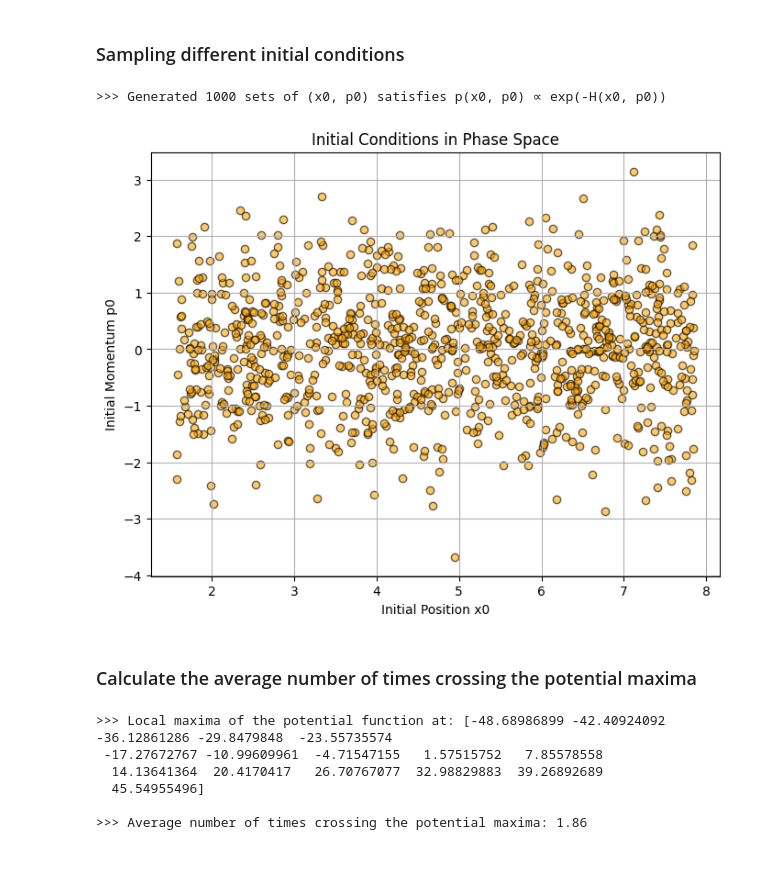
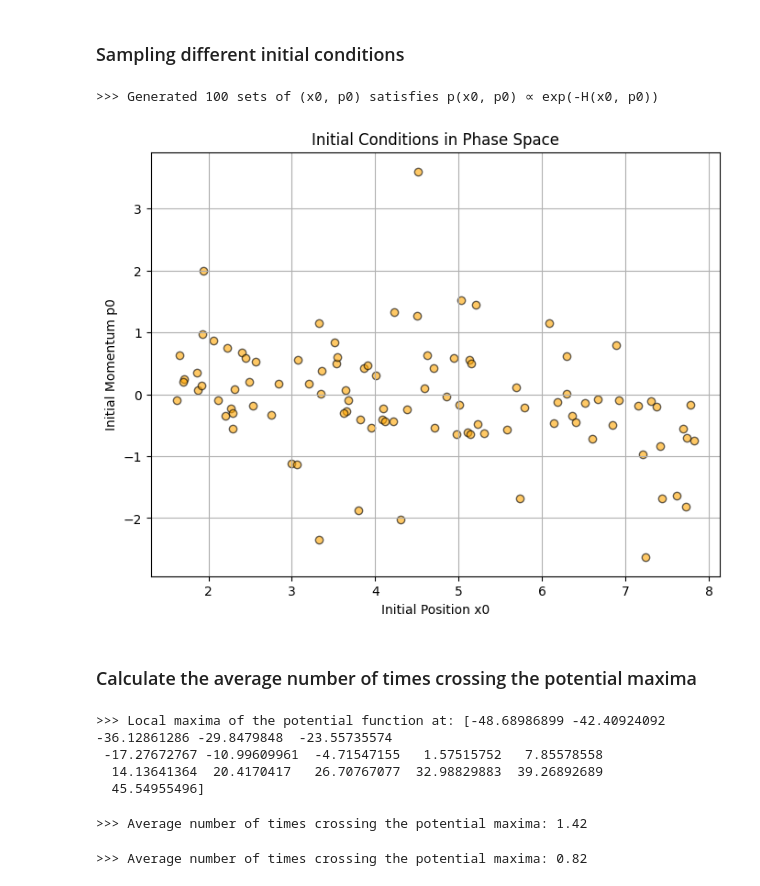
Before and after one commit to Greyyy-HJC/hmc_ft, a Jupyter notebook: sine.ipynb, the cells around one changed output. Saved outputs shown, nothing was run; the diff lists cells and outputs as text; code cells hidden in the pictures.

```diff
--- a/sine.ipynb
+++ b/sine.ipynb
@@ -45,7 +96,7 @@ plotter.composite_plot(x_sampled, t_sampled, potential)
 # %% [markdown]
 ### Sampling different initial conditions
 # %%
-def sample_initial_conditions(N, x_bounds=(- np.pi, np.pi)):
+def sample_initial_conditions(N, x_bounds=(- np.pi, np.pi), psigma=1):
     """
     Sample N initial conditions (x0, p0) with probability proportional to exp(-H(x0, p0)),
     where H(x0, p0) = p0^2/(2m) + V(x0).
@@ -53,6 +104,7 @@ def sample_initial_conditions(N, x_bounds=(- np.pi, np.pi)):
     Parameters:
         N (int): Number of samples to generate.
         x_bounds (tuple): Bounds for x0 sampling.
+        psigma (float): Standard deviation for p0 sampling.
 
     Returns:
         List of tuples: [(x0_1, p0_1), (x0_2, p0_2), ..., (x0_N, p0_N)]
@@ -72,7 +124,7 @@ def sample_initial_conditions(N, x_bounds=(- np.pi, np.pi)):
             # Accept x0
             x0 = x_proposal
             # Sample p0 from Gaussian distribution
-            p0 = np.random.normal(0, np.sqrt(m))
+            p0 = np.random.normal(0, psigma)
             samples.append((x0, p0))
         attempts += 1
 
@@ -81,41 +133,47 @@ def sample_initial_conditions(N, x_bounds=(- np.pi, np.pi)):
 
     return samples
 # %%
-Nsamp = 1000
+Nsamp = 100
 sampled_initial_conditions = sample_initial_conditions(N=Nsamp, x_bounds=(np.pi / 2, 5 * np.pi / 2))
 
 print(f"\n>>> Generated {Nsamp} sets of (x0, p0) satisfies p(x0, p0) ∝ exp(-H(x0, p0))")
 
 # visualize the initial conditions in phase space
 x0_samples, p0_samples = zip(*sampled_initial_conditions)
 plt.figure(figsize=(8, 6))
 plt.scatter(x0_samples, p0_samples, color='orange', alpha=0.6, edgecolor='k')
 plt.title("Initial Conditions in Phase Space")
 plt.xlabel("Initial Position x0")
 plt.ylabel("Initial Momentum p0")
 plt.grid(True)
 plt.show()
 # %% [output]
->>> Generated 1000 sets of (x0, p0) satisfies p(x0, p0) ∝ exp(-H(x0, p0))
+>>> Generated 100 sets of (x0, p0) satisfies p(x0, p0) ∝ exp(-H(x0, p0))
-[figure, old version]
+[figure, new version]
 # %% [markdown]
 ### Calculate the average number of times crossing the potential maxima
+# %%
+x_search = np.linspace(-50, 50, 10000)
+potential_values = potential(x_search)
+local_maxima_indices = (
+    np.where(
+        (potential_values[1:-1] > potential_values[:-2])
+        & (potential_values[1:-1] > potential_values[2:])
+    )[0]
+    + 1
+)
+local_maxima = x_search[local_maxima_indices]
+print(f"\n>>> Local maxima of the potential function at:", local_maxima)
+# %% [output]
+>>> Local maxima of the potential function at: [-48.68986899 -42.40924092 -36.12861286 -29.8479848  -23.55735574
+ -17.27672767 -10.99609961  -4.71547155   1.57515752   7.85578558
+  14.13641364  20.4170417   26.70767077  32.98829883  39.26892689
+  45.54955496]
 # %%
-x_search = np.linspace(-50, 50, 10000)
-potential_values = potential(x_search)
-local_maxima_indices = (
-    np.where(
-        (potential_values[1:-1] > potential_values[:-2])
-        & (potential_values[1:-1] > potential_values[2:])
-    )[0]
-    + 1
-)
-local_maxima = x_search[local_maxima_indices]
-print(f"\n>>> Local maxima of the potential function at:", local_maxima)
-
+print(">>> Using Hamiltonian Dynamics: ")
 times_of_crossing = []
-for x0, p0 in sampled_initial_conditions:
-    t_array, x_array, p_array = system.simulate(x0, p0)
+for x0, p0 in tqdm(sampled_initial_conditions, desc="Loop in samples"):
+    t_array, x_array, p_array = hamilton_system.simulate(x0, p0)
 
     # Count how many times the particle crosses the local maxima
     crossings = 0
@@ -128,9 +186,22 @@ for x0, p0 in sampled_initial_conditions:
 average_crossings = np.mean(times_of_crossing)
 print(f"\n>>> Average number of times crossing the potential maxima: {average_crossings:.2f}")
 # %% [output]
->>> Local maxima of the potential function at: [-48.68986899 -42.40924092 -36.12861286 -29.8479848  -23.55735574
- -17.27672767 -10.99609961  -4.71547155   1.57515752   7.85578558
-  14.13641364  20.4170417   26.70767077  32.98829883  39.26892689
-  45.54955496]
-
->>> Average number of times crossing the potential maxima: 1.86
+>>> Average number of times crossing the potential maxima: 1.42
+# %%
+print(">>> Using Nambu Dynamics: ")
+times_of_crossing = []
+for x0, p0 in tqdm(sampled_initial_conditions, desc="Loop in samples"):
+    t_array, x_array, p_array, r_array = nambu_system.simulate(x0, p0, r0=0.5)
+
+    # Count how many times the particle crosses the local maxima
+    crossings = 0
+    for i in range(1, len(x_array)):
+        for max_x in local_maxima:
+            if (x_array[i-1] - max_x) * (x_array[i] - max_x) < 0:
+                crossings += 1
+    times_of_crossing.append(crossings)
+
+average_crossings = np.mean(times_of_crossing)
+print(f"\n>>> Average number of times crossing the potential maxima: {average_crossings:.2f}")
+# %% [output]
+>>> Average number of times crossing the potential maxima: 0.82
```
Also changed, not shown: parts of 5 cells of this notebook, 3 other files.
